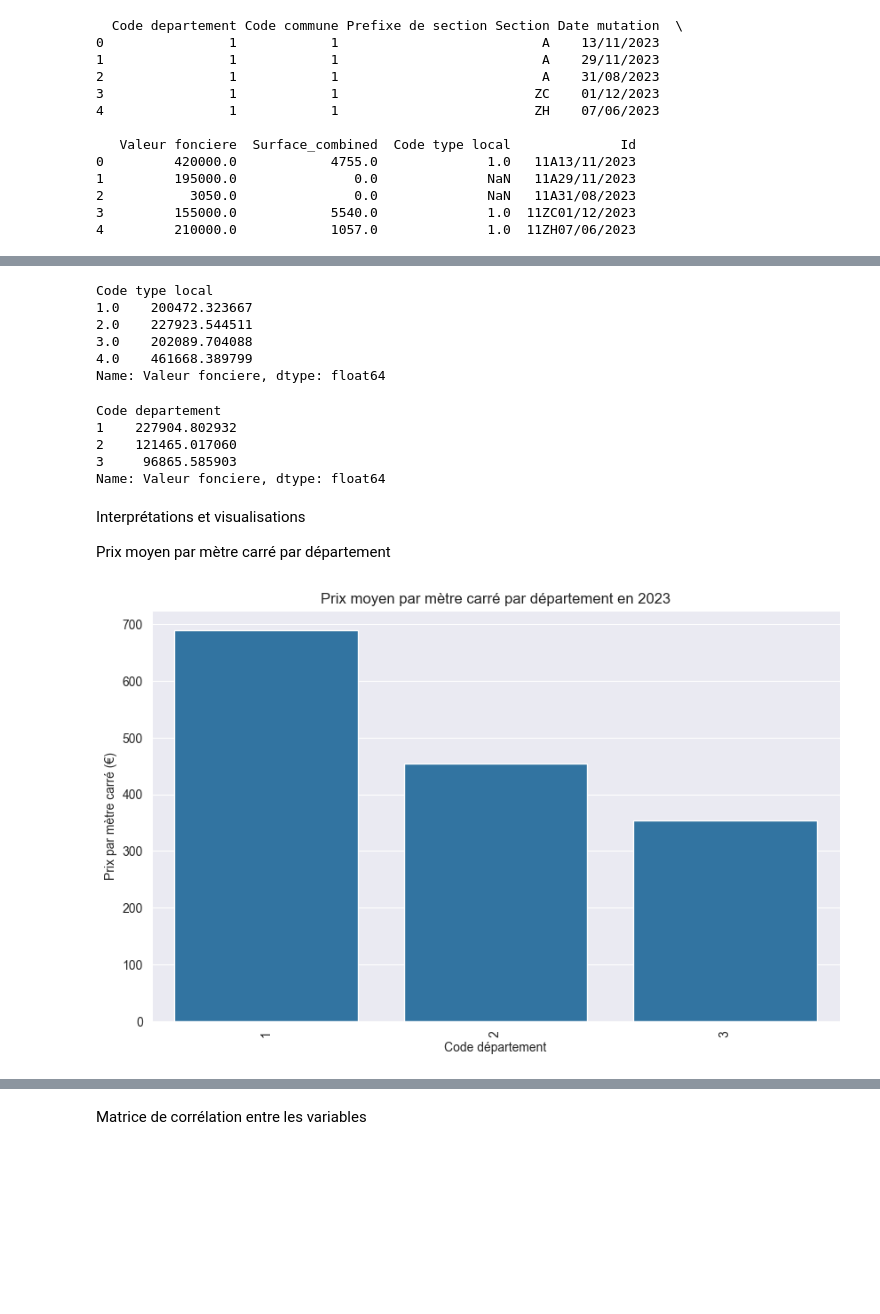
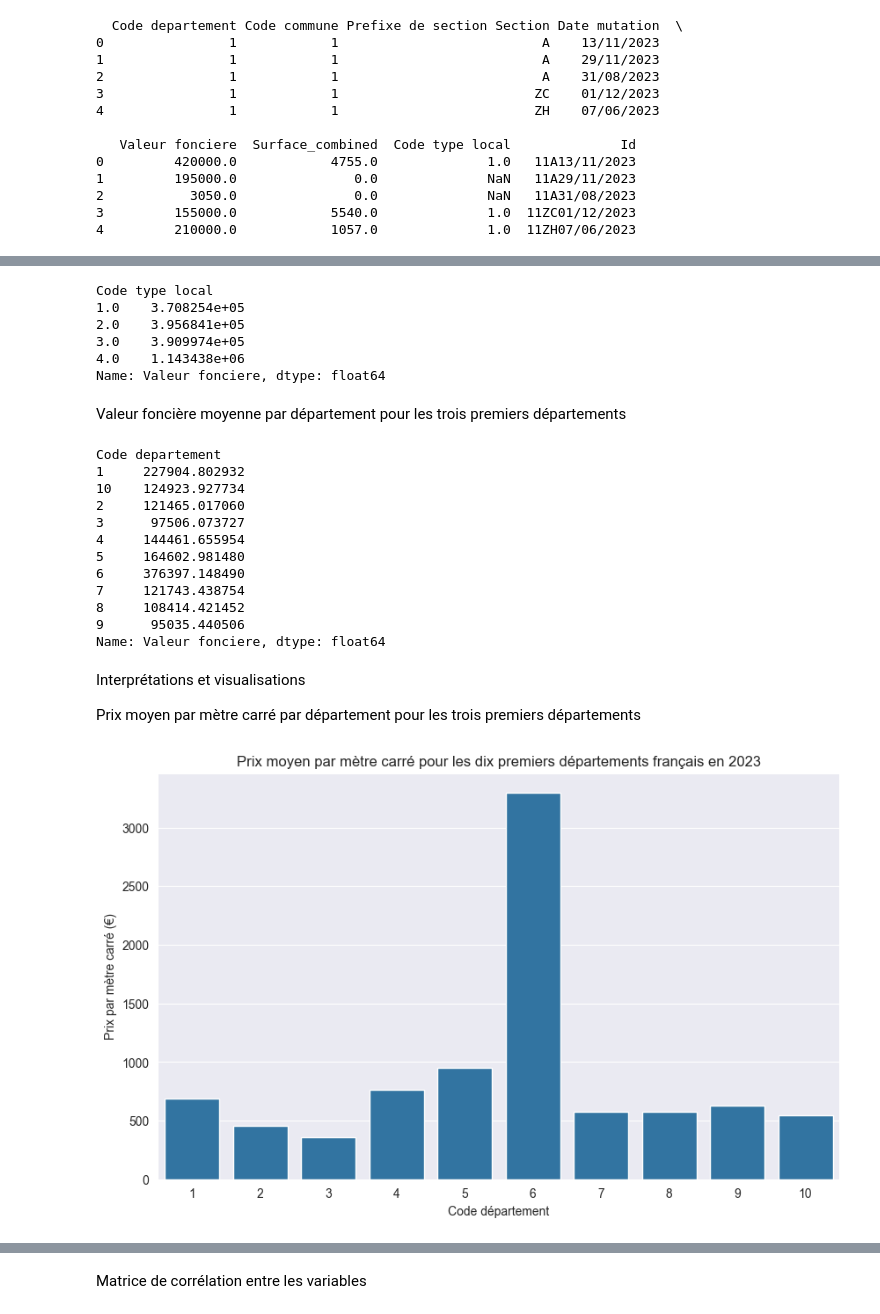
Before and after one commit to ktzkvin/Mastercamp, a Jupyter notebook: MasterCamp_TD_Project.ipynb, the cells around one changed output, grey strips where cells are left out. Cells and saved outputs as stored; diff of their text form; code cells hidden in the pictures; blank space fills up the shorter version.

```diff
--- a/MasterCamp_TD_Project.ipynb
+++ b/MasterCamp_TD_Project.ipynb
@@ -14,7 +14,7 @@ from mpl_toolkits.axes_grid1 import make_axes_locatable
 # %% [markdown]
 Get Database
 # %%
-data=next(pd.read_csv("data/valeursfoncieres-2023.txt",chunksize=100000,sep="|",decimal=","))
+data=next(pd.read_csv("data/valeursfoncieres-2023.txt",chunksize=312055,sep="|",decimal=","))
 data=data.drop(["Identifiant de document","Reference document","1 Articles CGI","2 Articles CGI","3 Articles CGI","4 Articles CGI","5 Articles CGI","Identifiant local","Type de voie","Voie","B/T/Q","Code voie","Code postal","Commune","No voie","Type local"],axis=1)
 same=data.head(3)
 diff=data.head(5)
@@ -155,47 +230,40 @@ print(aggregated_data.head())
 # %%
-
-
-# Convert necessary columns to appropriate data types
-
-data['Valeur fonciere'] = data['Valeur fonciere'].astype(float)
-data['Surface terrain'] = data['Surface terrain'].astype(float)
-data['Surface reelle bati'] = data['Surface reelle bati'].astype(float)
-
-# Calculate combined surface
-data['Surface_combined'] = data['Surface terrain'] + data['Surface reelle bati']
-
 # Group by type and calculate average value
 average_values_by_type = data.groupby('Code type local')['Valeur fonciere'].mean()
 
 print(average_values_by_type)
 # %% [output]
 Code type local
-1.0    200472.323667
-2.0    227923.544511
-3.0    202089.704088
-4.0    461668.389799
+1.0    3.708254e+05
+2.0    3.956841e+05
+3.0    3.909974e+05
+4.0    1.143438e+06
 Name: Valeur fonciere, dtype: float64
+# %% [markdown]
+Valeur foncière moyenne par département pour les trois premiers départements
 # %%
-# Convert necessary columns to appropriate data types
-
-aggregated_data['Valeur fonciere'] = aggregated_data['Valeur fonciere'].astype(float)
-
-
 # Group by type and calculate average value
 average_values_by_departement = aggregated_data.groupby('Code departement')['Valeur fonciere'].mean()
 
 print(average_values_by_departement)
 # %% [output]
 Code departement
-1    227904.802932
-2    121465.017060
-3     96865.585903
+1     227904.802932
+10    124923.927734
+2     121465.017060
+3      97506.073727
+4     144461.655954
+5     164602.981480
+6     376397.148490
+7     121743.438754
+8     108414.421452
+9      95035.440506
 Name: Valeur fonciere, dtype: float64
 # %% [markdown]
 Interprétations et visualisations
 
 
-Prix moyen par mètre carré par département
+Prix moyen par mètre carré par département pour les trois premiers départements
 # %%
 data['Prix_m2'] = data['Valeur fonciere'] / data['Surface_combined']
 # %%
@@ -203,13 +271,12 @@ avg_price_per_department = data.groupby('Code departement')['Prix_m2'].mean().re
 # %%
 plt.figure(figsize=(10, 6))
 sns.barplot(x='Code departement', y='Prix_m2', data=avg_price_per_department)
-plt.title('Prix moyen par mètre carré par département en 2023')
+plt.title('Prix moyen par mètre carré pour les dix premiers départements français en 2023')
 plt.xlabel('Code département')
 plt.ylabel('Prix par mètre carré (€)')
-plt.xticks(rotation=90)
 plt.show()
 # %% [output]
-[figure, old version]
+[figure, new version]
 # %% [markdown]
 
 
```
Also changed, not shown: parts of 23 cells of this notebook.
